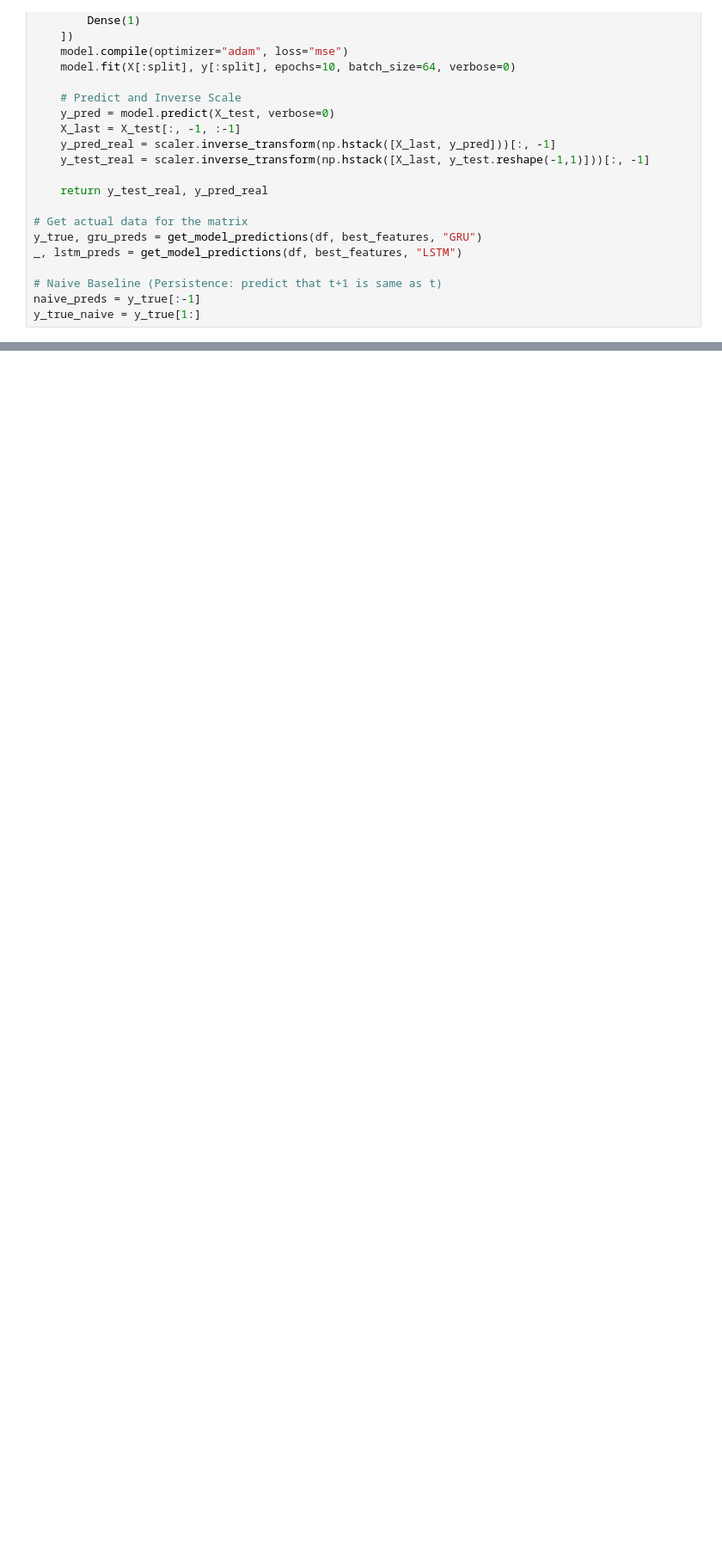
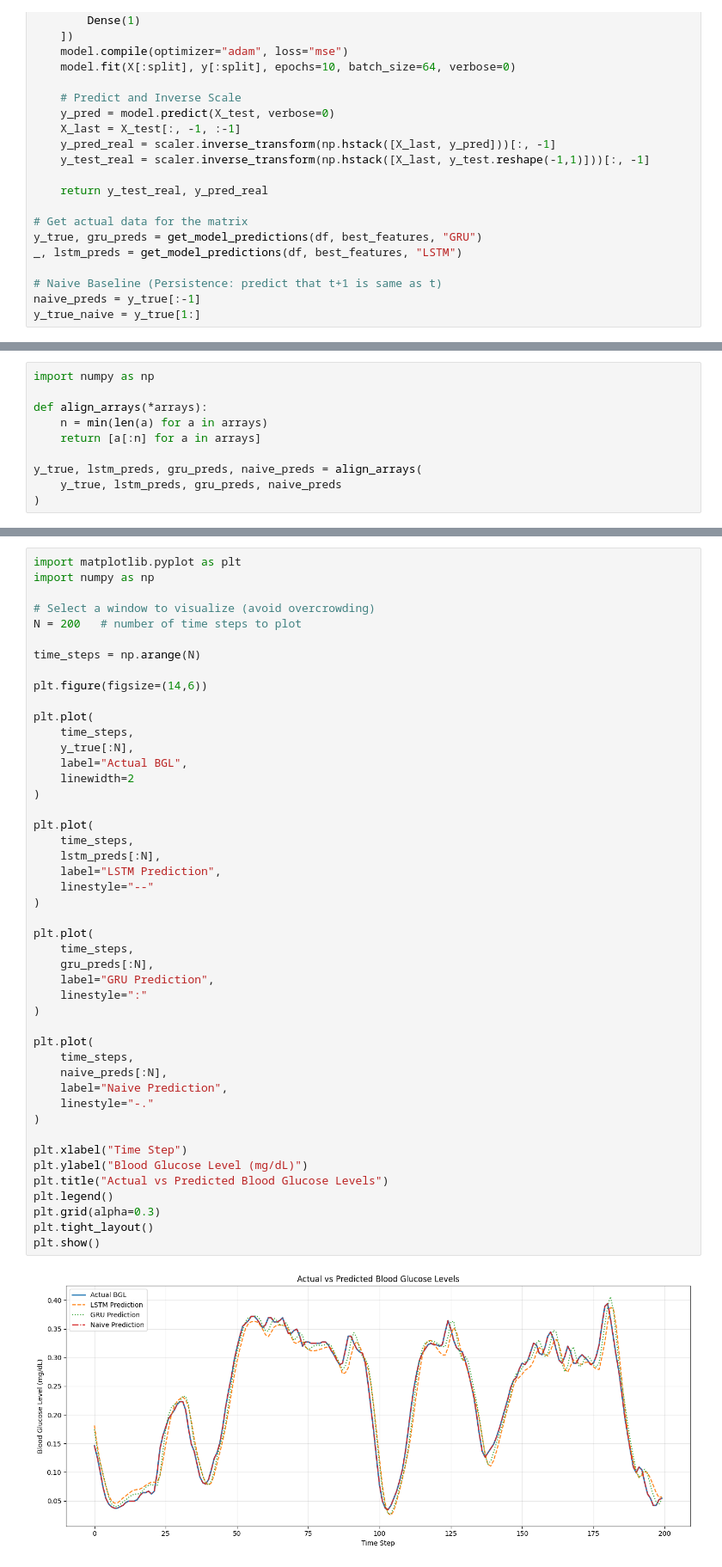
Before and after one commit to Glucora/Ai-Powered-System-for-Continuous-Glucose-Monitoring-and-Automated-Insulin-Delivery, a Jupyter notebook: Preprocessing/diabetes_datasets (Time-Series) - Malak/Fine Tuned GRU, LSTM, HMM Malak's dataset.ipynb, the cells around one changed output, grey strips where cells are left out. Shown at 86% size. Drawn from its saved outputs; the diff is of its cells as text; blank space fills up the shorter version.

```diff
--- a/Preprocessing/diabetes_datasets (Time-Series) - Malak/Fine Tuned GRU, LSTM, HMM Malak's dataset.ipynb
+++ b/Preprocessing/diabetes_datasets (Time-Series) - Malak/Fine Tuned GRU, LSTM, HMM Malak's dataset.ipynb
@@ -335 +335,11 @@ performance_matrix
 | Naive | 0.017179 | 0.012405 | 0.972665 | 92.381331 |
+# %%
+import numpy as np
+
+def align_arrays(*arrays):
+    n = min(len(a) for a in arrays)
+    return [a[:n] for a in arrays]
+
+y_true, lstm_preds, gru_preds, naive_preds = align_arrays(
+    y_true, lstm_preds, gru_preds, naive_preds
+)
@@ -335,0 +447,48 @@ performance_matrix
+# %%
+import matplotlib.pyplot as plt
+import numpy as np
+
+# Select a window to visualize (avoid overcrowding)
+N = 200   # number of time steps to plot
+
+time_steps = np.arange(N)
+
+plt.figure(figsize=(14,6))
+
+plt.plot(
+    time_steps,
+    y_true[:N],
+    label="Actual BGL",
+    linewidth=2
+)
+
+plt.plot(
+    time_steps,
+    lstm_preds[:N],
+    label="LSTM Prediction",
+    linestyle="--"
+)
+
+plt.plot(
+    time_steps,
+    gru_preds[:N],
+    label="GRU Prediction",
+    linestyle=":"
+)
+
+plt.plot(
+    time_steps,
+    naive_preds[:N],
+    label="Naive Prediction",
+    linestyle="-."
+)
+
+plt.xlabel("Time Step")
+plt.ylabel("Blood Glucose Level (mg/dL)")
+plt.title("Actual vs Predicted Blood Glucose Levels")
+plt.legend()
+plt.grid(alpha=0.3)
+plt.tight_layout()
+plt.show()
+# %% [output]
+[figure, added]
```
Also changed, not shown: parts of 9 cells of this notebook, 2 other files.
